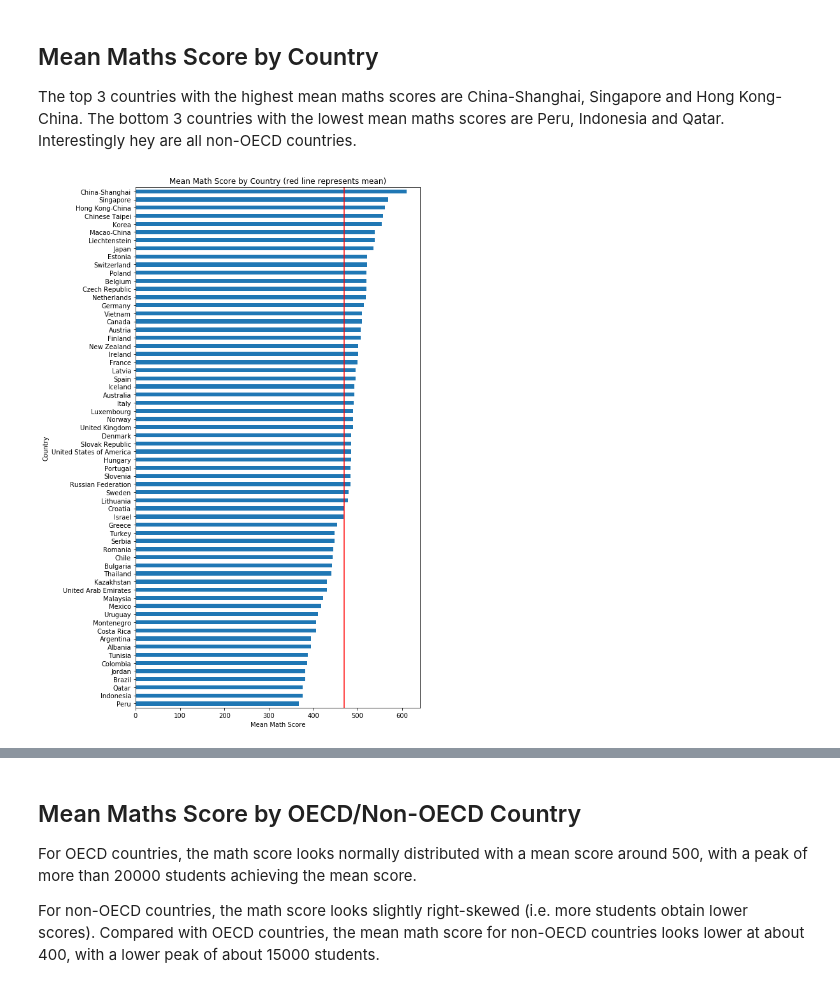
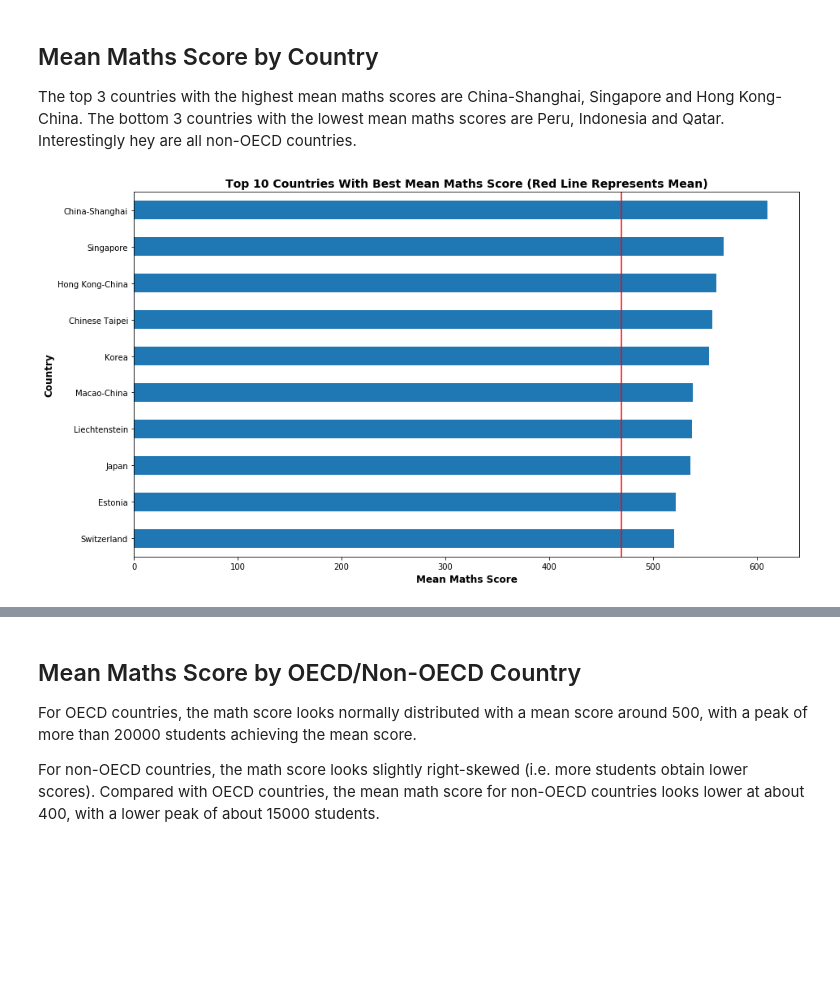
Before and after one commit to cqyyong/pisa2012-dataset-exploration, a Jupyter notebook: slide_deck_template.ipynb, the cells around one changed output, grey strips where cells are left out. Saved outputs shown, nothing was run; the diff lists cells and outputs as text; code cells hidden in the pictures; blank space fills up the shorter version.

```diff
--- a/slide_deck_template.ipynb
+++ b/slide_deck_template.ipynb
@@ -86,12 +85,12 @@ plt.show()
 
 The top 3 countries with the highest mean maths scores are China-Shanghai, Singapore and Hong Kong-China. The bottom 3 countries with the lowest mean maths scores are Peru, Indonesia and Qatar. Interestingly hey are all non-OECD countries.
 # %%
-plt.figure(figsize=[8, 15])
-df.groupby('CNT').mean()['PV1MATH'].sort_values(ascending=True).plot(kind='barh')
-plt.title('Mean Math Score by Country (red line represents mean)')
-plt.xlabel('Mean Math Score')
-plt.ylabel('Country')
+plt.figure(figsize=[14.70, 8.27])
+df.groupby('CNT').mean()['PV1MATH'].sort_values(ascending=True).tail(10).plot(kind='barh')
+plt.title('Top 10 Countries with Best Mean Maths Score (red line represents mean)'.title(), fontsize=14, weight='bold')
+plt.xlabel('Mean Maths Score'.title(), fontsize=12, weight='bold')
+plt.ylabel('Country'.title(), fontsize=12, weight='bold')
 plt.axvline(df['PV1MATH'].mean(), color='r')
 plt.show()
 # %% [output]
-[figure, old version]
+[figure, new version]
```
Also changed, not shown: parts of 16 cells of this notebook, 1 other file.
